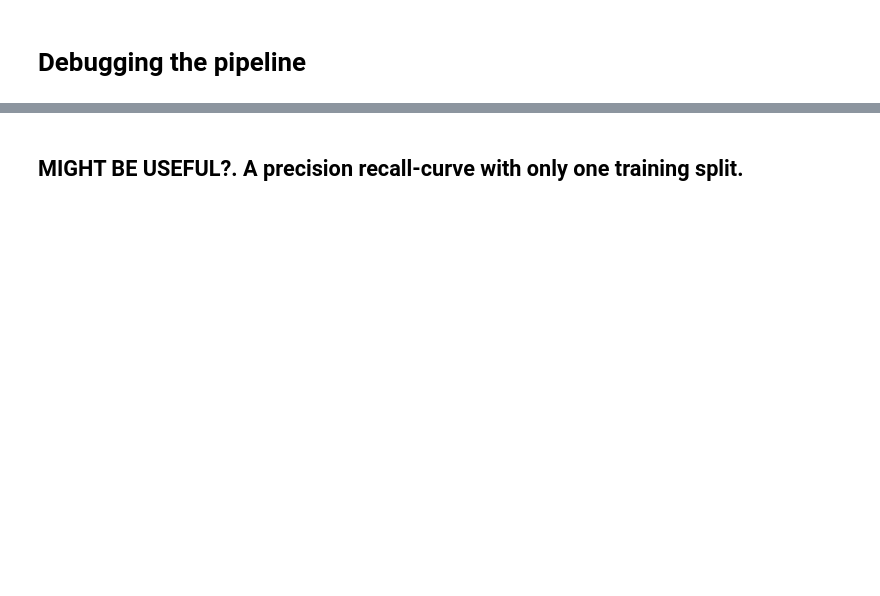
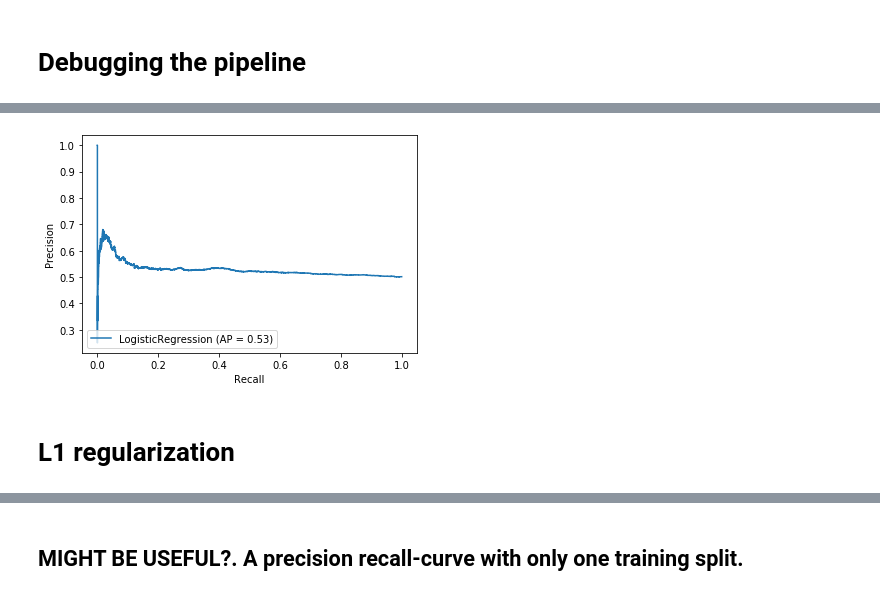
Before and after one commit to luisduque440/moneyManager, a Jupyter notebook: modeling/EDA_IBM_1min.ipynb, the cells around one changed output, grey strips where cells are left out. Drawn from its saved outputs; the diff is of its cells as text; code cells hidden in the pictures; blank space fills up the shorter version.

```diff
--- a/modeling/EDA_IBM_1min.ipynb
+++ b/modeling/EDA_IBM_1min.ipynb
@@ -54,0 +153,11 @@ pipeline = generatePipeline()
+# %%
+from sklearn.metrics import precision_recall_curve
+from sklearn.metrics import plot_precision_recall_curve
+import matplotlib.pyplot as plt
+
+disp = plot_precision_recall_curve(clf.best_estimator_, Xtest, ytest)
+#disp.ax_.set_title('2-class Precision-Recall curve: AP={0:0.2f}'.format(average_precision))
+# %% [output]
+[figure, added]
+# %% [markdown]
+# L1 regularization
```
Also changed, not shown: parts of 34 cells of this notebook, 7 other files.
